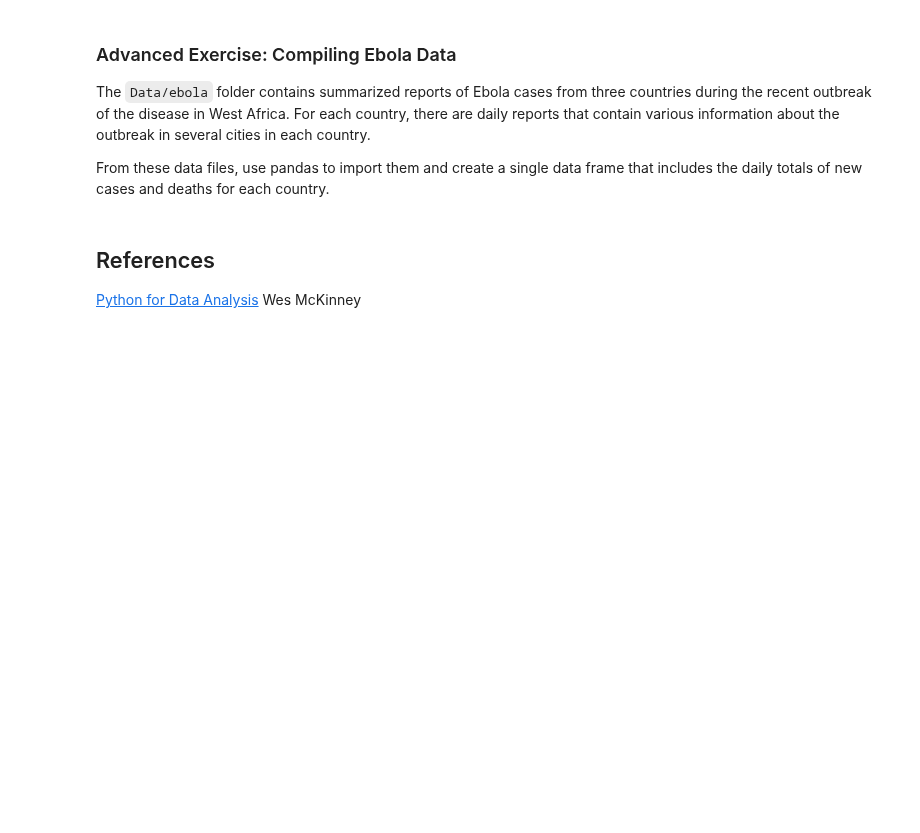
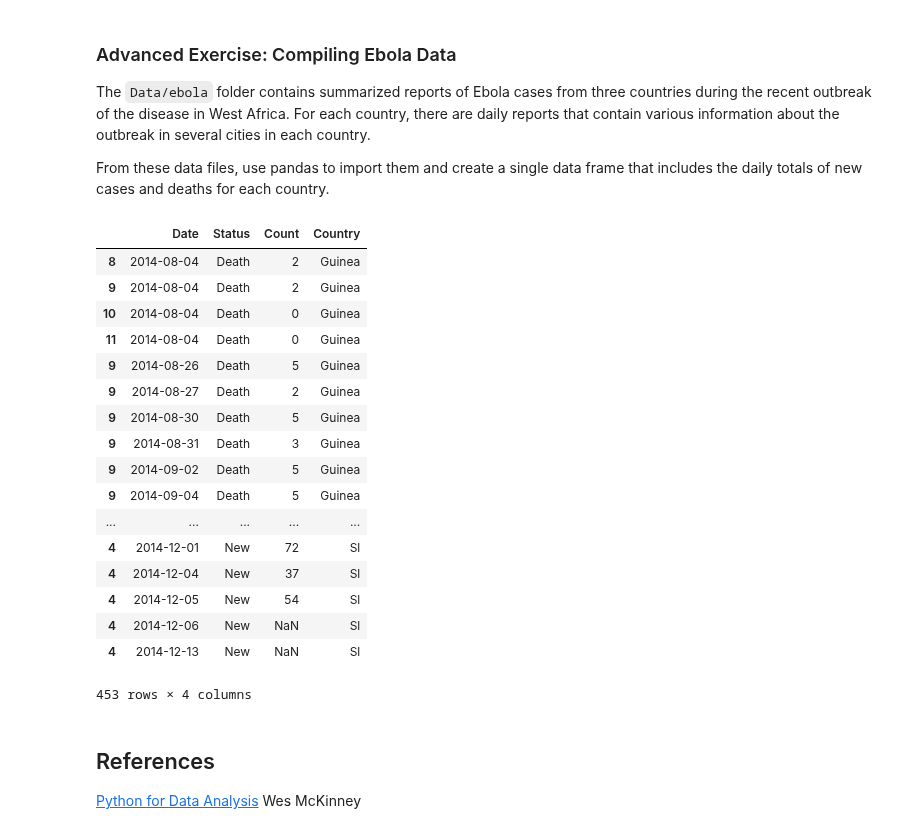
Before and after one commit to amirsh/ada-ana, a Jupyter notebook: HW1-notebooks/Intro to Pandas.ipynb, the cells around one changed output. Saved outputs shown, nothing was run; the diff lists cells and outputs as text; code cells hidden in the pictures; blank space fills up the shorter version.

```diff
--- a/HW1-notebooks/Intro to Pandas.ipynb
+++ b/HW1-notebooks/Intro to Pandas.ipynb
@@ -2134,3 +2132,77 @@ From these data files, use pandas to import them and create a single data frame
+# %%
+import glob
+import os
+data_path = r'Data/ebola'
+# g_folder = glob.glob(os.path.join(data_path, "guinea_data"))
+# l_folder = glob.glob(os.path.join(data_path, "liberia_data"))
+# s_folder = glob.glob(os.path.join(data_path, "sl_data"))
+# all_files = []
+# for folder in all_folders:
+#    all_files = all_files + glob.glob(os.path.join(folder, "*.csv"))
+def getCSVData(folder):
+    folder = glob.glob(os.path.join(data_path, folder))
+    for f in folder:
+        all_files = glob.glob(os.path.join(f, "*.csv"))
+    all_data=[]
+    for file in all_files:
+       all_data.append(pd.read_csv(file))
+    big_data = pd.concat(all_data)
+    return big_data
+def isNewCaseG(name):
+   ln = name.lower()
+   return "new" in ln and "confirm" in ln and "death" not in ln and "among" not in ln
+def isDeathG(name):
+   ln = name.lower()
+   return "new" in ln and ("register" in ln or "confirm" in ln) and "death" in ln and "among" not in ln
+def isNewCaseL(name):
+   ln = name.lower()
+   return "new" in ln and "confirm" in ln and "death" not in ln and "case" in ln
+def isDeathL(name):
+   ln = name.lower()
+   return "new" in ln and "reported" in ln and "deaths" in ln and "hcw" not in ln
+def isNewCaseS(name):
+   return name == "new_confirmed"
+def isDeathS(name):
+   return name == "death_confirmed"
+def getDF(folder, cntryCol, descCol, dateCol, totalsCol, cntryName, isNewCase, isDeath):
+    big_data = getCSVData(folder)
+    deathidx = [isDeath(name) for name in big_data[descCol]]
+    death_data = big_data[deathidx]
+    death_data[descCol] = "Death"
+    newcaseidx = [isNewCase(name) for name in big_data[descCol]]
+    new_data = big_data[newcaseidx]
+    new_data[descCol] = "New"
+    new_death = pd.concat([death_data, new_data])
+    pnd = new_death[[dateCol, descCol, totalsCol]]
+    pnd[cntryCol] = cntryName
+    pnd.columns = ["Date", "Status", "Count", "Country"]
+    return pnd
+g = getDF("guinea_data", 'Country', 'Description', 'Date', 'Totals', 'Guinea', isNewCaseG, isDeathG)
+l = getDF("liberia_data", 'Country', 'Variable', 'Date', 'National', 'Liberia', isNewCaseL, isDeathL)
+s = getDF("sl_data", 'Country', 'variable', 'date', 'National', 'Sl', isNewCaseS, isDeathS)
+all=pd.concat([g, l, s])
+all
+# big_data
+# getCSVData("sl_data")
+# %% [output]
+|  | Date | Status | Count | Country |
+| 8 | 2014-08-04 | Death | 2 | Guinea |
+| 9 | 2014-08-04 | Death | 2 | Guinea |
+| 10 | 2014-08-04 | Death | 0 | Guinea |
+| 11 | 2014-08-04 | Death | 0 | Guinea |
+| 9 | 2014-08-26 | Death | 5 | Guinea |
+| 9 | 2014-08-27 | Death | 2 | Guinea |
+| 9 | 2014-08-30 | Death | 5 | Guinea |
+| 9 | 2014-08-31 | Death | 3 | Guinea |
+| 9 | 2014-09-02 | Death | 5 | Guinea |
+| 9 | 2014-09-04 | Death | 5 | Guinea |
+| ... | ... | ... | ... | ... |
+| 4 | 2014-12-01 | New | 72 | Sl |
+| 4 | 2014-12-04 | New | 37 | Sl |
+| 4 | 2014-12-05 | New | 54 | Sl |
+| 4 | 2014-12-06 | New | NaN | Sl |
+| 4 | 2014-12-13 | New | NaN | Sl |
+453 rows × 4 columns
 # %% [markdown]
 ## References
 
```
Also changed, not shown: parts of 1 cell of this notebook.
